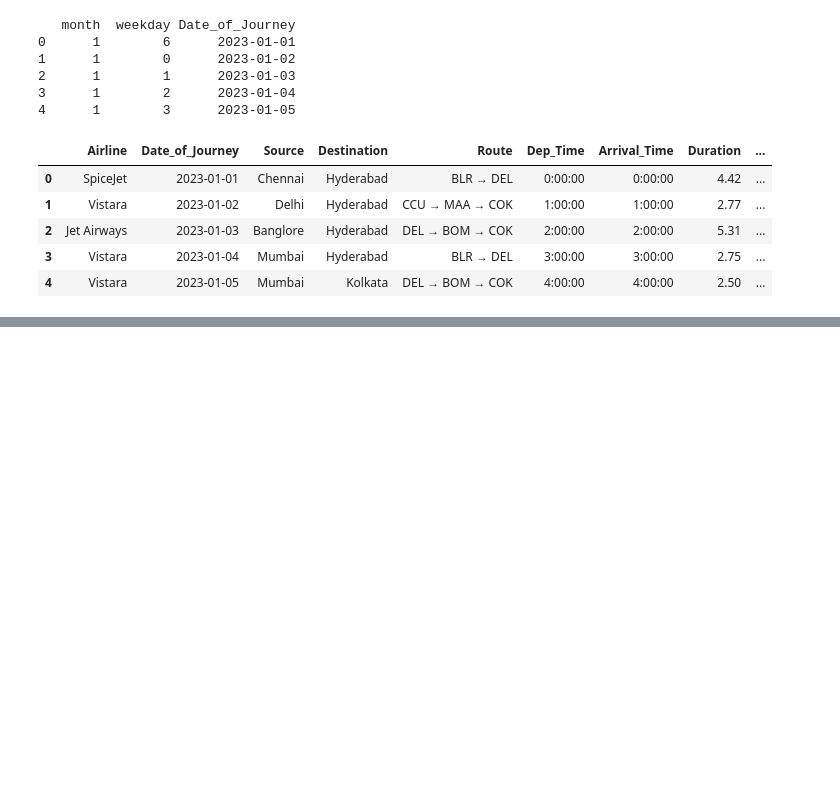
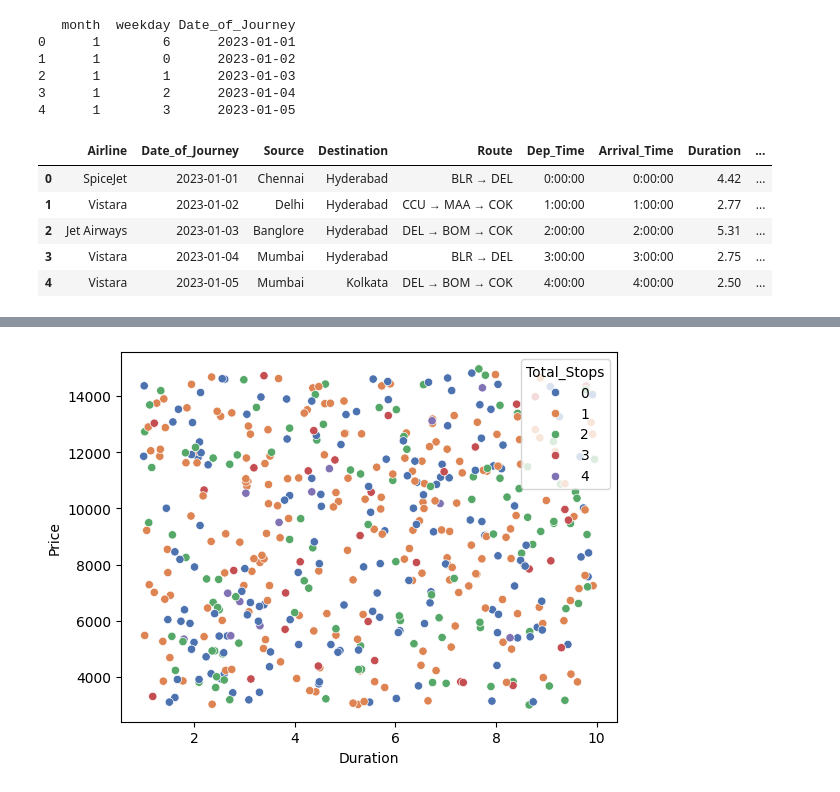
Before and after one commit to Haris-09/Python-Programming, a Jupyter notebook: Exploratory_Data_Analysis.ipynb, the cells around one changed output, grey strips where cells are left out. Cells and saved outputs as stored; diff of their text form; code cells hidden in the pictures; blank space fills up the shorter version.

```diff
--- a/Exploratory_Data_Analysis.ipynb
+++ b/Exploratory_Data_Analysis.ipynb
@@ -733,0 +772,6 @@ planes.head()
+# %%
+# Spurious correlation
+sns.scatterplot(data=planes, y='Price', x='Duration', palette='deep',hue='Total_Stops')
+plt.show()
+# %% [output]
+[figure, added]
```
Also changed, not shown: parts of 5 cells of this notebook.
